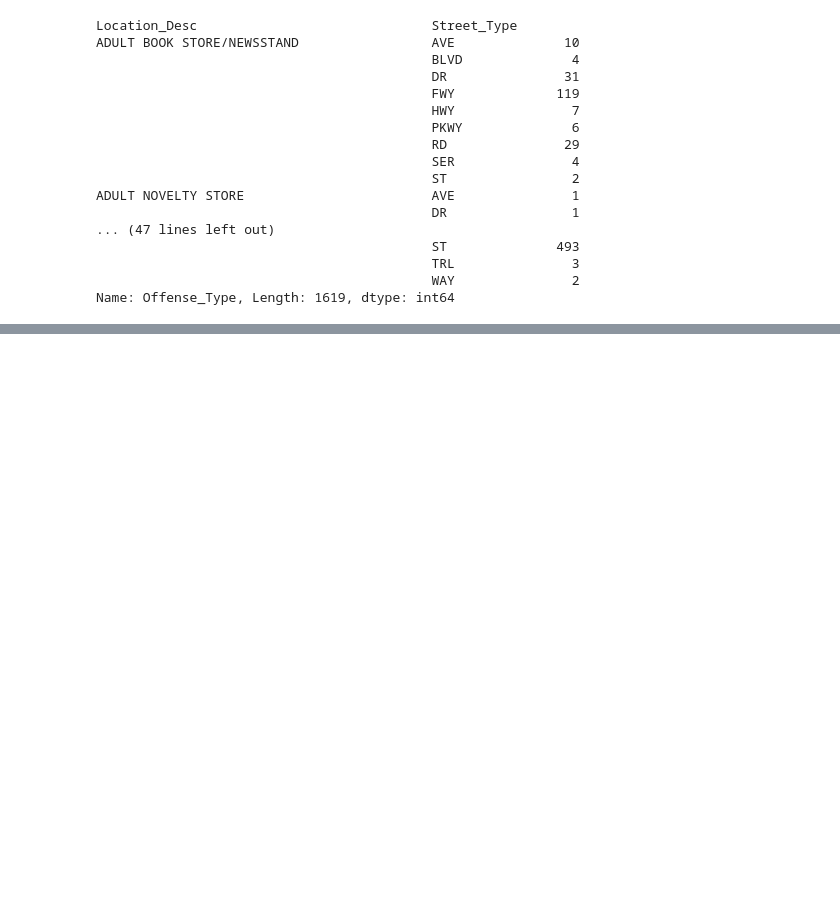
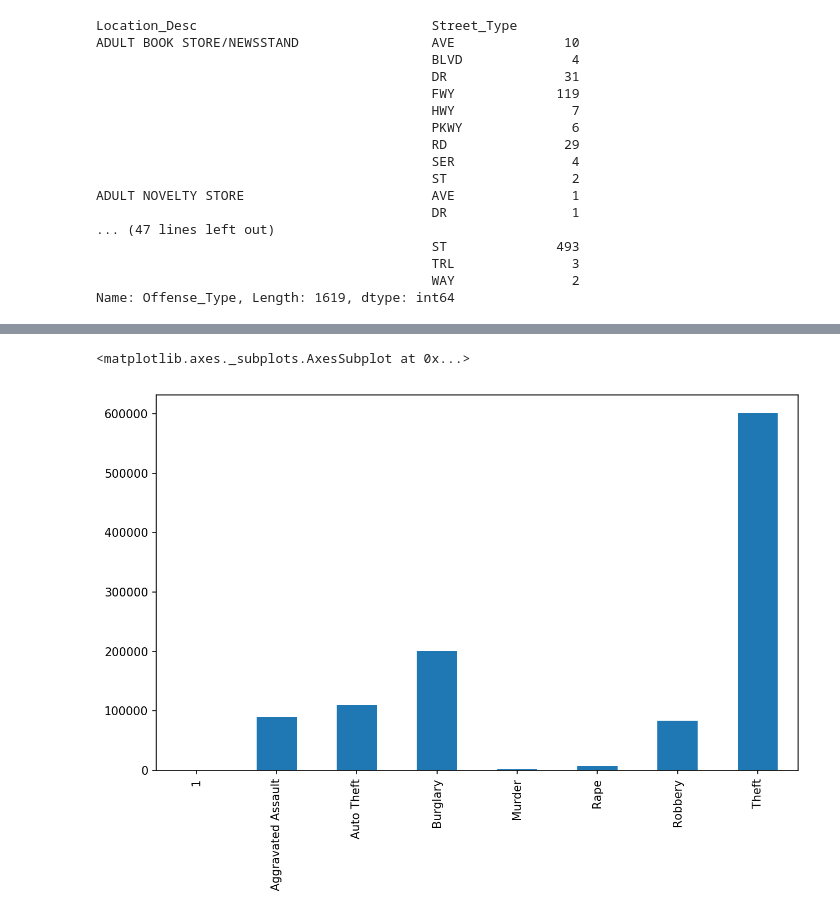
Before and after one commit to mmc20/deepcrime, a Jupyter notebook: Adrienne/EDA -AL.ipynb, the cells around one changed output, grey strips where cells are left out. Saved outputs shown, nothing was run; the diff lists cells and outputs as text; code cells hidden in the pictures; blank space fills up the shorter version.

```diff
--- a/Adrienne/EDA -AL.ipynb
+++ b/Adrienne/EDA -AL.ipynb
@@ -76,0 +96,5 @@ Name: Offense_Type, Length: 1619, dtype: int64
+# %%
+df.Offense_Type.value_counts().sort_index().plot.bar()
+# %% [output]
+<matplotlib.axes._subplots.AxesSubplot at 0x...>
+[figure, added]
```
Also changed, not shown: parts of 4 cells of this notebook.
